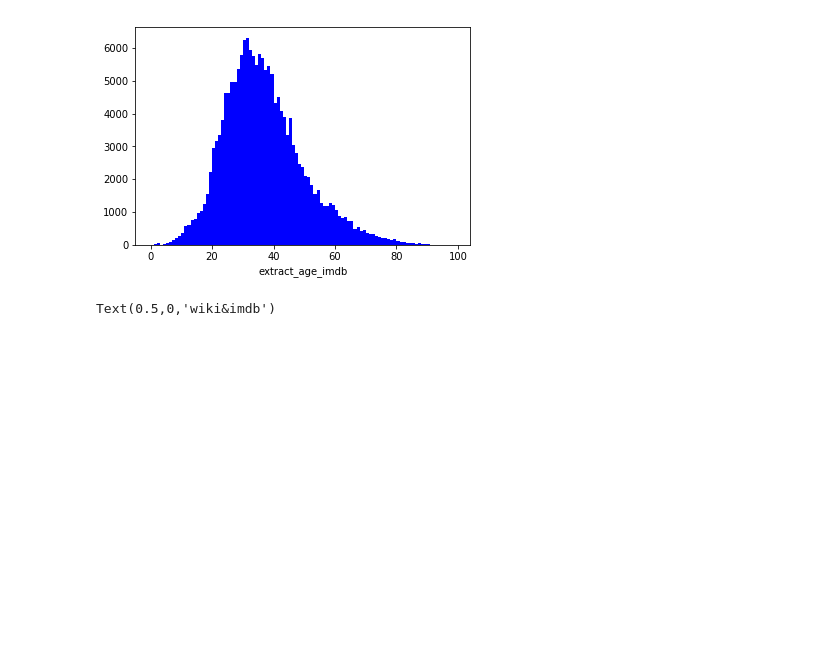
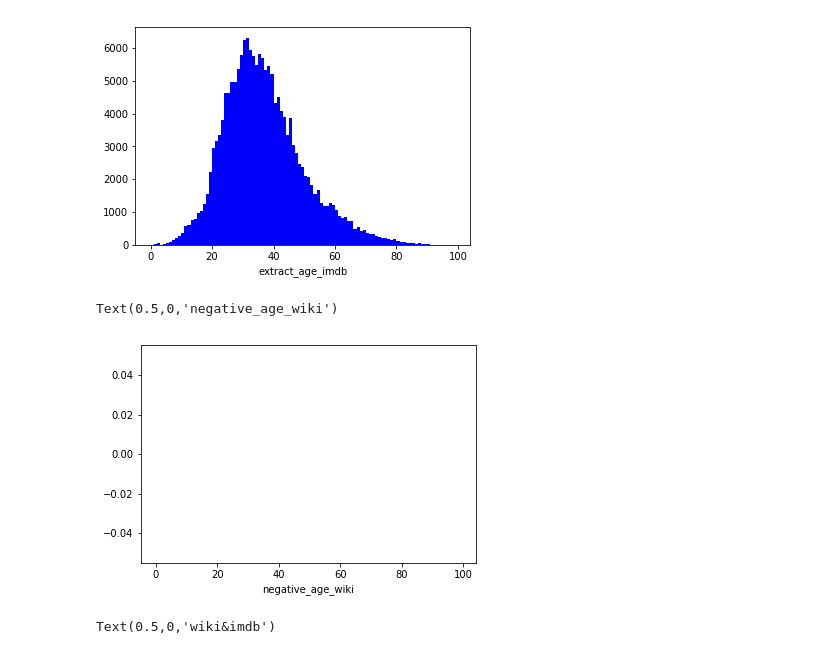
Before and after one commit to shinohe/faceCertificationAsp, a Jupyter notebook: mat_read.ipynb, the cells around one changed output. Saved outputs shown, nothing was run; the diff lists cells and outputs as text; code cells hidden in the pictures; blank space fills up the shorter version.

```diff
--- a/mat_read.ipynb
+++ b/mat_read.ipynb
@@ -30,6 +31,19 @@ plt.xlabel("extract_age_imdb")
 # %% [output]
 Text(0.5,0,'extract_age_imdb')
 [figure]
+# %%
+# wiki negative
+mat_name = "wiki"
+mat_path = "imdbface/{}_crop/{}.mat".format(mat_name, mat_name)
+negative_age_wiki, negative_gender_wiki, negative_face_score_wiki, negative_full_path\
+    =get_negative_data(mat_path, mat_name)
+
+negative_age_wiki = np.array(negative_age_wiki)
+hist = plt.hist(negative_age_wiki, bins=np.arange(0, 100, 1), color='b')
+plt.xlabel("negative_age_wiki")
+# %% [output]
+Text(0.5,0,'negative_age_wiki')
+[figure, added]
 # %%
 # wiki&imdb
 age_merge = np.concatenate([extract_age_imdb, extract_age_wiki], axis=0)
```
Also changed, not shown: parts of 1 cell of this notebook, 8 other files.
